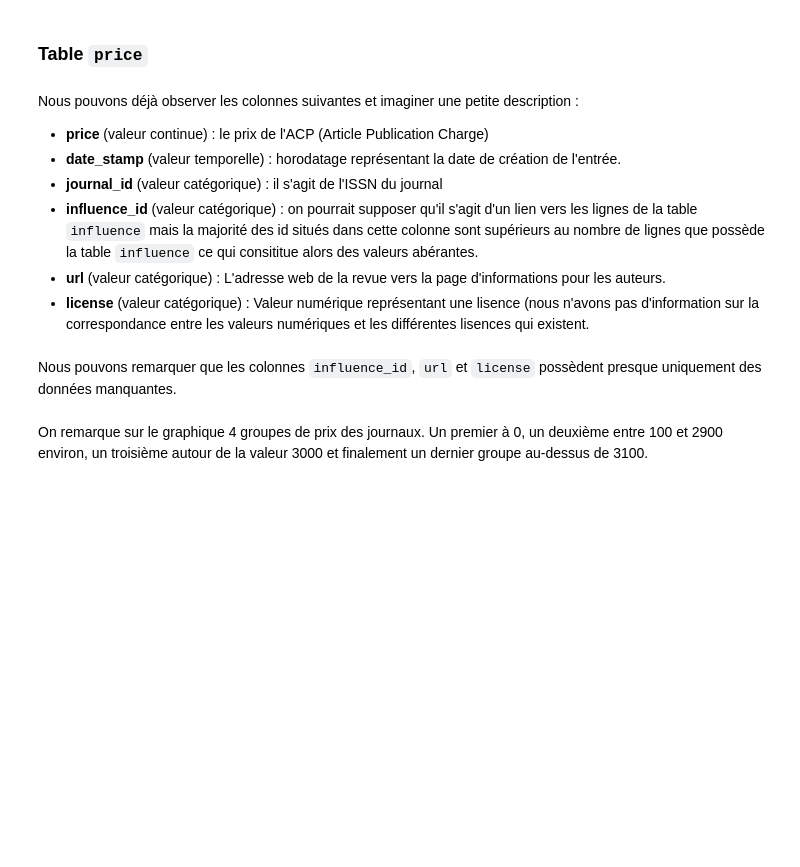
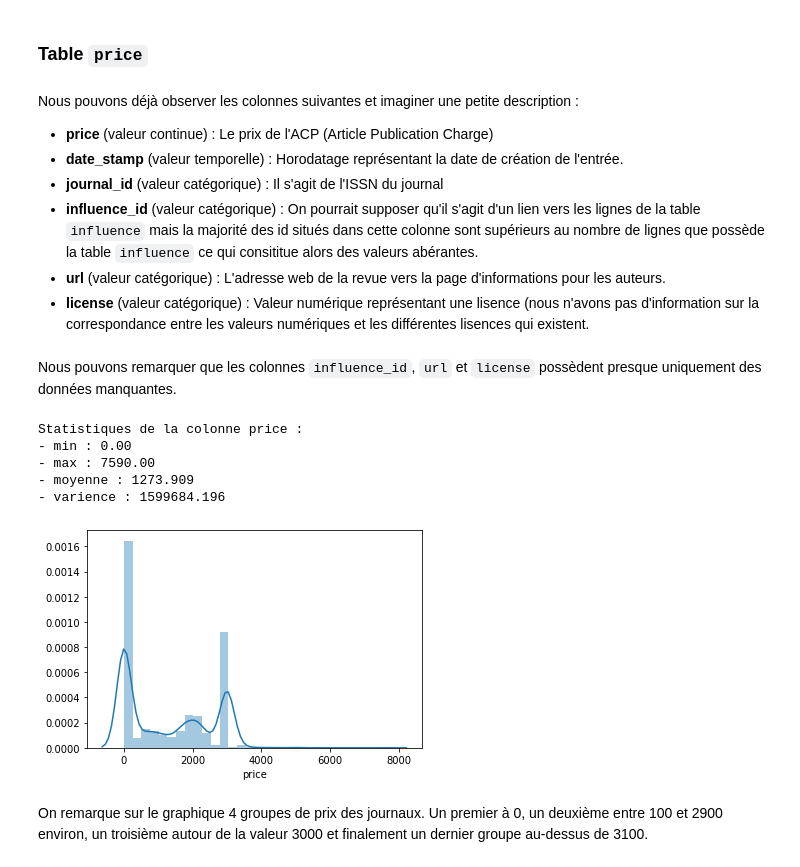
Before and after one commit to Neilero/IFT870-FlourishOA, a Jupyter notebook: examenintra.ipynb, the cells around one changed output. Saved outputs shown, nothing was run; the diff lists cells and outputs as text; code cells hidden in the pictures; blank space fills up the shorter version.

```diff
--- a/examenintra.ipynb
+++ b/examenintra.ipynb
@@ -87,10 +79,10 @@ Finalement, pour la colonne `url`, il y a une grande partie de données manquant
 price.head()
 # %% [markdown]
 Nous pouvons déjà observer les colonnes suivantes et imaginer une petite description :
-- **price** (valeur continue) : le prix de l'ACP (Article Publication Charge)
-- **date_stamp** (valeur temporelle) : horodatage représentant la date de création de l'entrée.
-- **journal_id** (valeur catégorique) : il s'agit de l'ISSN du journal
-- **influence_id** (valeur catégorique) : on pourrait supposer qu'il s'agit d'un lien vers les lignes de la table
+- **price** (valeur continue) : Le prix de l'ACP (Article Publication Charge)
+- **date_stamp** (valeur temporelle) : Horodatage représentant la date de création de l'entrée.
+- **journal_id** (valeur catégorique) : Il s'agit de l'ISSN du journal
+- **influence_id** (valeur catégorique) : On pourrait supposer qu'il s'agit d'un lien vers les lignes de la table
 `influence` mais la majorité des id situés dans cette colonne sont supérieurs au nombre de lignes que possède la table
 `influence` ce qui consititue alors des valeurs abérantes.
 - **url** (valeur catégorique) : L'adresse web de la revue vers la page d'informations pour les auteurs.
@@ -104,13 +95,22 @@ correspondance entre les valeurs numériques et les différentes lisences qui ex
 Nous pouvons remarquer que les colonnes `influence_id`, `url` et `license` possèdent presque uniquement des données
 manquantes.
 # %%
+def show_continuous_col_stats(df, column):
+    print(f"Statistiques de la colonne {column} :")
+    print(f"- min : {df[column].min():.2f}")
+    print(f"- max : {df[column].max():.2f}")
+    print(f"- moyenne : {df[column].mean():.3f}")
+    print(f"- varience : {df[column].var():.3f}")
+    sns.distplot(df[column].dropna())
 
-print("Statistiques de la colonne price:")
-print(f"- min : {price['price'].min():.0f}")
-print(f"- max : {price['price'].max():.0f}")
-print(f"- moyenne : {price['price'].mean():.3f}")
-print(f"- varience : {price['price'].var():.3f}")
-sns.distplot(price["price"])
+show_continuous_col_stats(price, "price")
+# %% [output]
+Statistiques de la colonne price :
+- min : 0.00
+- max : 7590.00
+- moyenne : 1273.909
+- varience : 1599684.196
+[figure, added]
 # %% [markdown]
 On remarque sur le graphique 4 groupes de prix des journaux. Un premier à 0, un deuxième entre 100 et 2900 environ, un
 troisième autour de la valeur 3000 et finalement un dernier groupe au-dessus de 3100.
```
Also changed, not shown: parts of 39 cells of this notebook, 1 other file.
